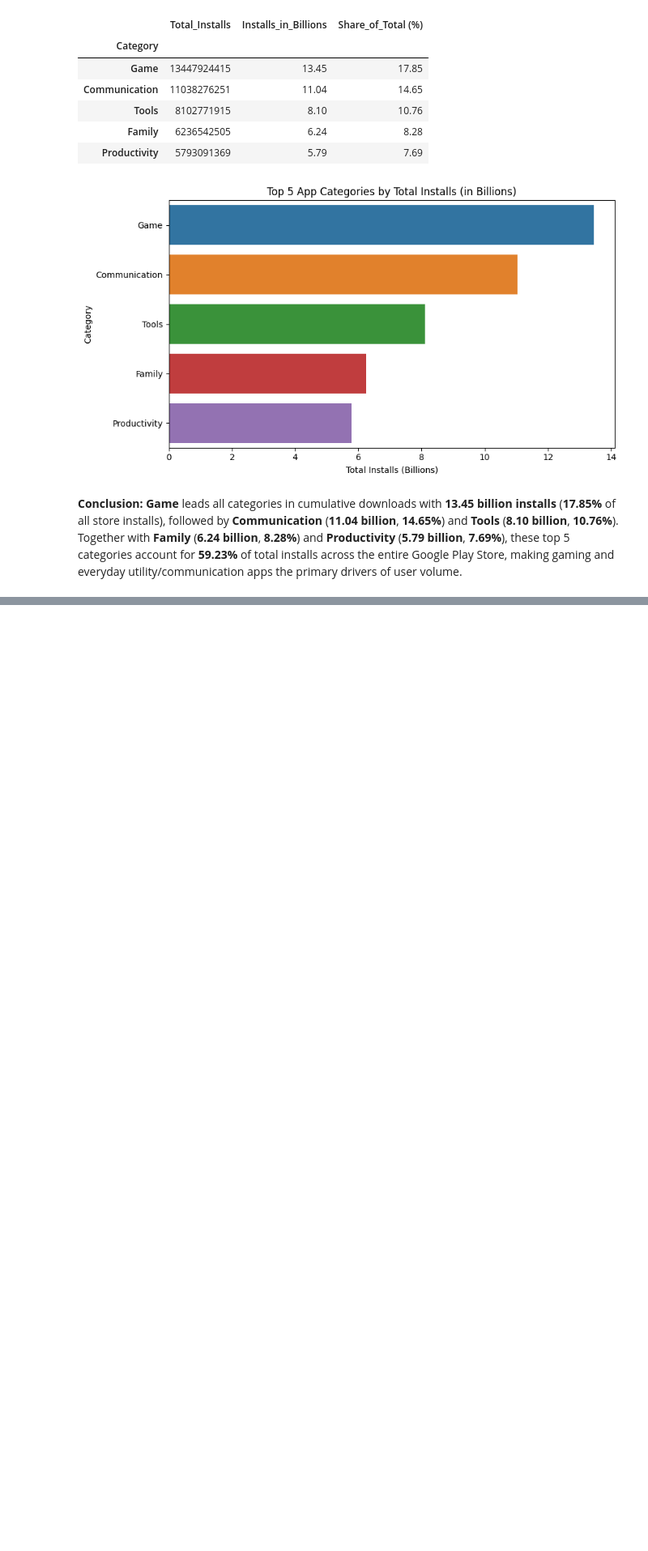
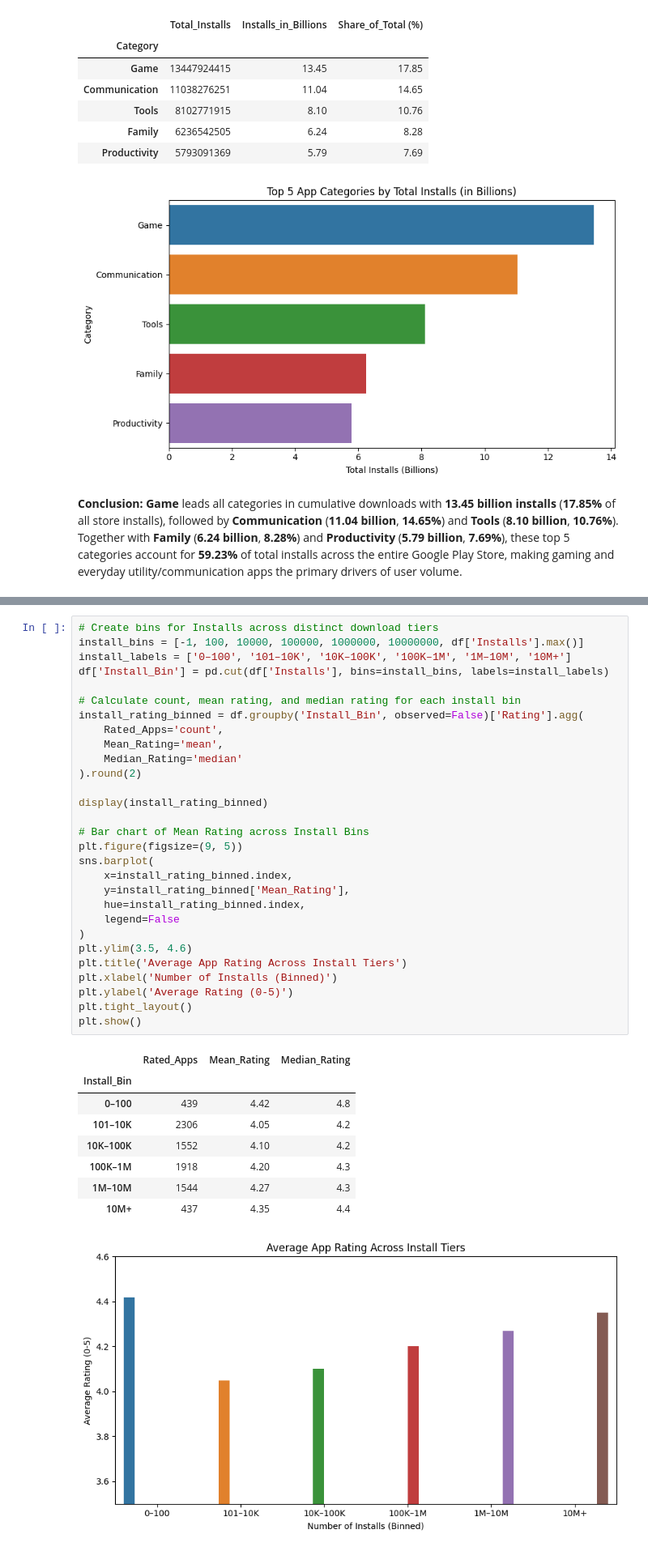
Before and after one commit to eishutamori/App-Insights-EDA, a Jupyter notebook: notebooks/EDA01_App_Insights_Analysis.ipynb, the cells around one changed output, grey strips where cells are left out. Shown at 81% size. Cells and saved outputs as stored; diff of their text form; blank space fills up the shorter version.

```diff
--- a/notebooks/EDA01_App_Insights_Analysis.ipynb
+++ b/notebooks/EDA01_App_Insights_Analysis.ipynb
@@ -748,0 +864,39 @@ plt.show()
+# %%
+# Create bins for Installs across distinct download tiers
+install_bins = [-1, 100, 10000, 100000, 1000000, 10000000, df['Installs'].max()]
+install_labels = ['0–100', '101–10K', '10K–100K', '100K–1M', '1M–10M', '10M+']
+df['Install_Bin'] = pd.cut(df['Installs'], bins=install_bins, labels=install_labels)
+
+# Calculate count, mean rating, and median rating for each install bin
+install_rating_binned = df.groupby('Install_Bin', observed=False)['Rating'].agg(
+    Rated_Apps='count',
+    Mean_Rating='mean',
+    Median_Rating='median'
+).round(2)
+
+display(install_rating_binned)
+
+# Bar chart of Mean Rating across Install Bins
+plt.figure(figsize=(9, 5))
+sns.barplot(
+    x=install_rating_binned.index,
+    y=install_rating_binned['Mean_Rating'],
+    hue=install_rating_binned.index,
+    legend=False
+)
+plt.ylim(3.5, 4.6)
+plt.title('Average App Rating Across Install Tiers')
+plt.xlabel('Number of Installs (Binned)')
+plt.ylabel('Average Rating (0-5)')
+plt.tight_layout()
+plt.show()
+# %% [output]
+|  | Rated_Apps | Mean_Rating | Median_Rating |
+| Install_Bin |  |  |  |
+| 0–100 | 439 | 4.42 | 4.8 |
+| 101–10K | 2306 | 4.05 | 4.2 |
+| 10K–100K | 1552 | 4.10 | 4.2 |
+| 100K–1M | 1918 | 4.20 | 4.3 |
+| 1M–10M | 1544 | 4.27 | 4.3 |
+| 10M+ | 437 | 4.35 | 4.4 |
+[figure, added]
```
Also changed, not shown: parts of 15 cells of this notebook.
